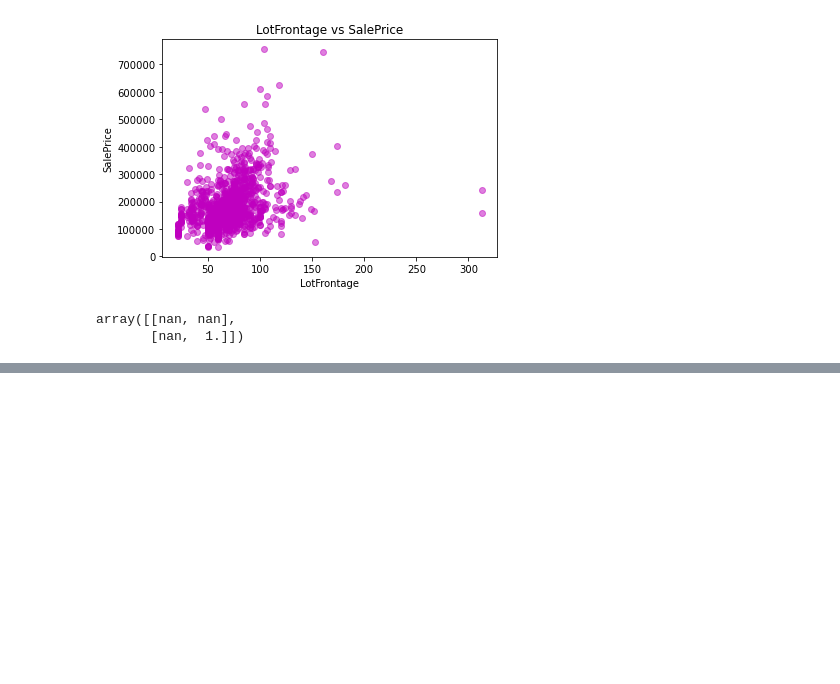
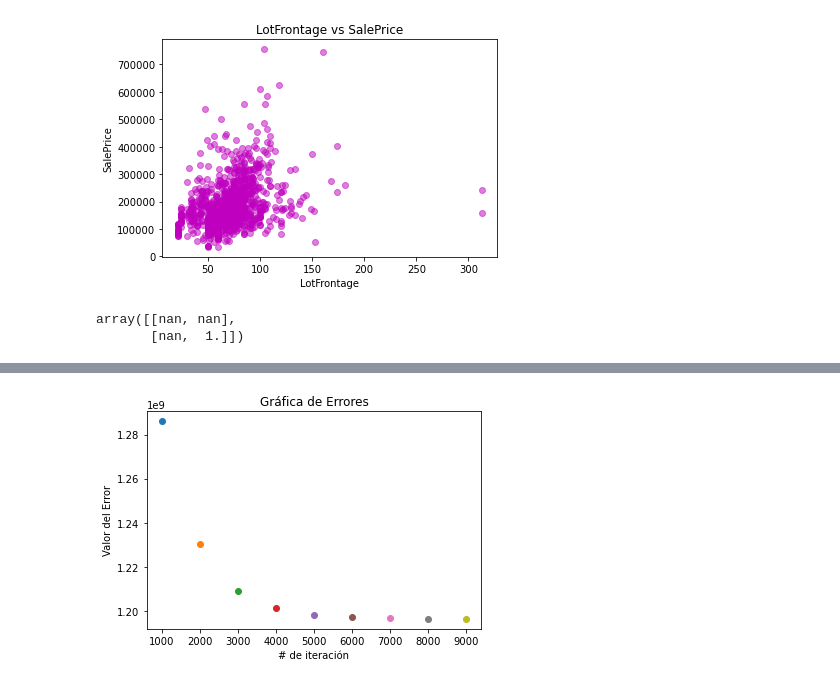
Before and after one commit to andrear17/Proyecto_Final-CDP, a Jupyter notebook: Proyecto_Final.ipynb, the cells around one changed output, grey strips where cells are left out. Cells and saved outputs as stored; diff of their text form; code cells hidden in the pictures; blank space fills up the shorter version.

```diff
--- a/Proyecto_Final.ipynb
+++ b/Proyecto_Final.ipynb
@@ -273,3 +294,7 @@ graf_errores(errores, 100)
+# %%
+graf_errores(errores, 1000)
+# %% [output]
+[figure, added]
 # %%
 plt.scatter(train['OverallQual'], train['SalePrice'], label = 'data', alpha=0.5, color='lightgrey')
 plt.plot(train['OverallQual'], resultados[1], label = 1)
```
Also changed, not shown: parts of 21 cells of this notebook.
